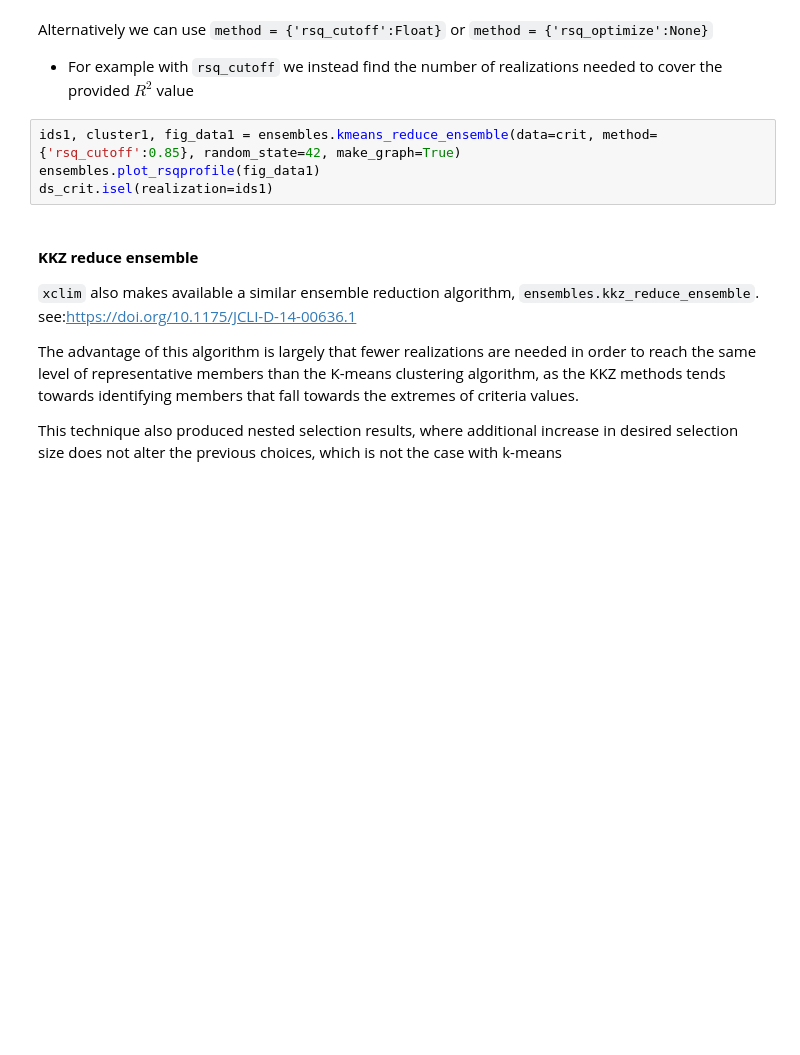
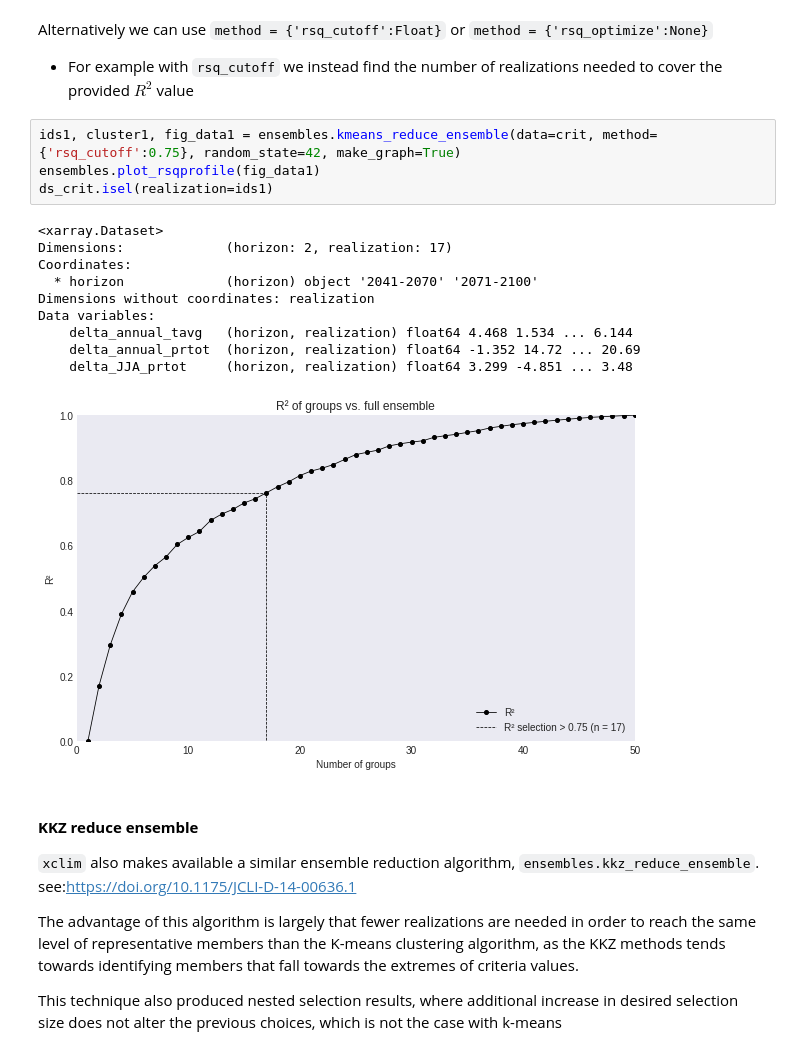
Before and after one commit to Ouranosinc/xclim, a Jupyter notebook: docs/notebooks/ensembles-advanced.ipynb, the cells around one changed output. Cells and saved outputs as stored; diff of their text form; blank space fills up the shorter version.

```diff
--- a/docs/notebooks/ensembles-advanced.ipynb
+++ b/docs/notebooks/ensembles-advanced.ipynb
@@ -106,9 +134,20 @@ ensembles.plot_rsqprofile(fig_data)
 Alternatively we can use `method = {'rsq_cutoff':Float}` or `method = {'rsq_optimize':None}`
 * For example with `rsq_cutoff` we instead find the number of realizations needed to cover the provided $R^{2}$ value
 # %%
-ids1, cluster1, fig_data1 = ensembles.kmeans_reduce_ensemble(data=crit, method={'rsq_cutoff':0.85}, random_state=42, make_graph=True)
+ids1, cluster1, fig_data1 = ensembles.kmeans_reduce_ensemble(data=crit, method={'rsq_cutoff':0.75}, random_state=42, make_graph=True)
 ensembles.plot_rsqprofile(fig_data1)
 ds_crit.isel(realization=ids1)
+# %% [output]
+<xarray.Dataset>
+Dimensions:             (horizon: 2, realization: 17)
+Coordinates:
+  * horizon             (horizon) object '2041-2070' '2071-2100'
+Dimensions without coordinates: realization
+Data variables:
+    delta_annual_tavg   (horizon, realization) float64 4.468 1.534 ... 6.144
+    delta_annual_prtot  (horizon, realization) float64 -1.352 14.72 ... 20.69
+    delta_JJA_prtot     (horizon, realization) float64 3.299 -4.851 ... 3.48
+[figure, added]
 # %% [markdown]
 #### **KKZ reduce ensemble**
 
```
Also changed, not shown: parts of 13 cells of this notebook.
